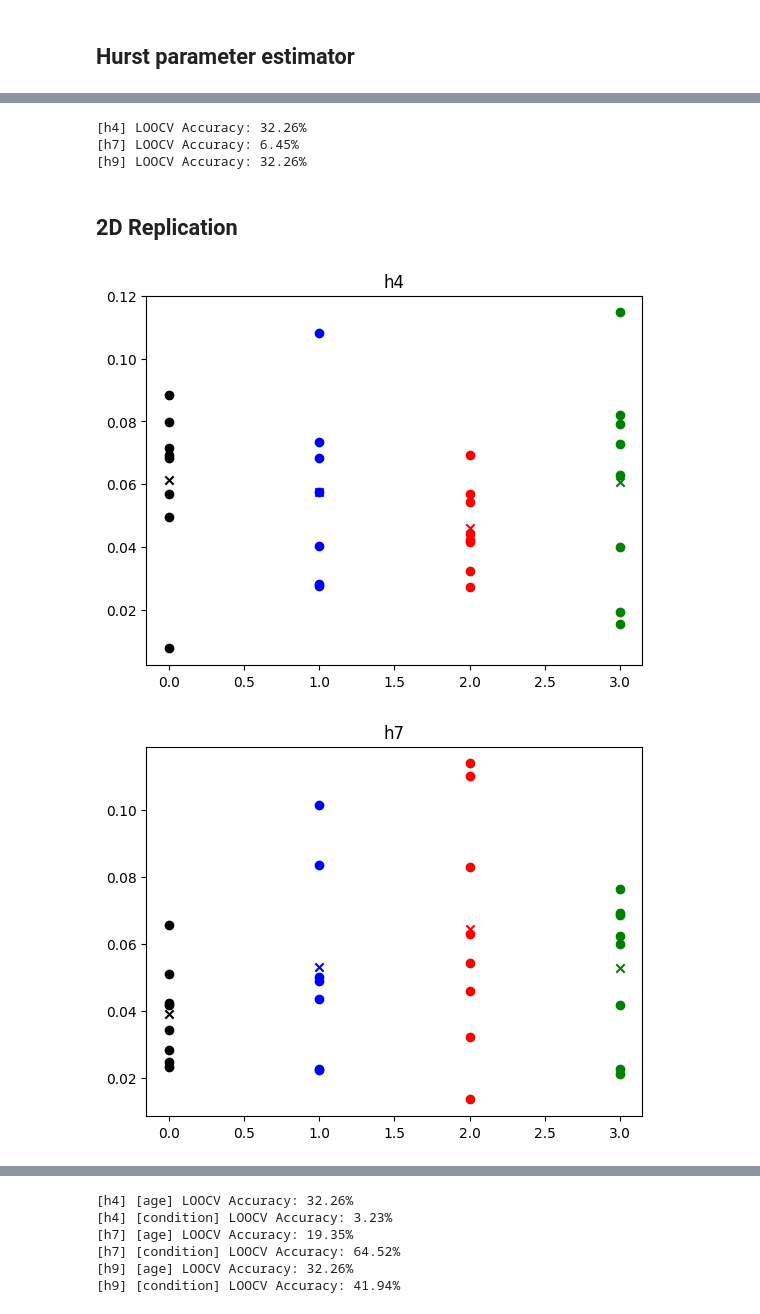
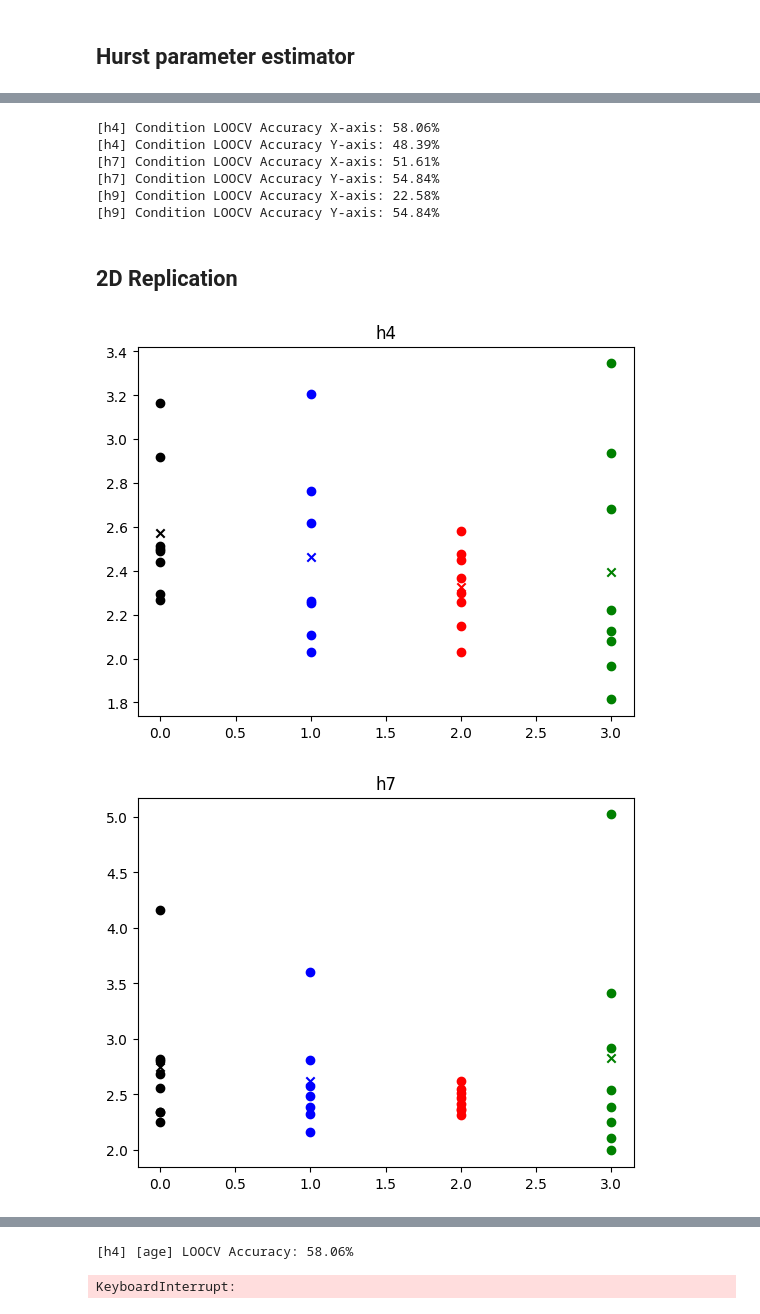
Before and after one commit to gustavo-cornejo/fbm_based_uERG_analysis, a Jupyter notebook: 2D_analyses/analyses.ipynb, the cells around one changed output, grey strips where cells are left out. Saved outputs shown, nothing was run; the diff lists cells and outputs as text; code cells hidden in the pictures.

```diff
--- a/2D_analyses/analyses.ipynb
+++ b/2D_analyses/analyses.ipynb
@@ -15,7 +15,7 @@ from scipy.stats import entropy
 from IPython.display import HTML
 from sklearn.metrics import confusion_matrix, classification_report, accuracy_score
 # %%
-H = 0.4                                              # 0.4 or 0.7 or 0.9
+H = 0.9                                              # 0.4 or 0.7 or 0.9
 type_stimuli = "original"                            # 'extended' or 'original'
 wbt = 'db2'                                          # 'db2' or 'haar'
 review_axis = [0]                                    # [0] or [0,1,2]
@@ -689,14 +669,21 @@ for name, (X_vals, Y_vals, labels) in datasets.items():
-# %%
-svm_results = {}
-for name, (X_vals, Y_vals, labels) in datasets.items():
-    df = pd.DataFrame({"H_x": Y_vals, "label": labels})
-    acc = experiment_based_classification(df, label_col="label")
-    svm_results[name] = acc
-    print(f"[{name}] LOOCV Accuracy: {acc:.2%}")
-# %% [output]
-[h4] LOOCV Accuracy: 32.26%
-[h7] LOOCV Accuracy: 6.45%
-[h9] LOOCV Accuracy: 32.26%
+# %%
+svm_results = {}
+for name, (X_vals, Y_vals, labels) in datasets.items():
+    df = pd.DataFrame({"H_x": X_vals, "label": pd.Series(labels).apply(condition)})
+    acc = experiment_based_classification(df, label_col="label")
+    svm_results[name] = acc
+    print(f"[{name}] Condition LOOCV Accuracy X-axis: {acc:.2%}")
+    df = pd.DataFrame({"H_y": Y_vals, "label": pd.Series(labels).apply(condition)})
+    acc = experiment_based_classification(df, label_col="label")
+    svm_results[name] = acc
+    print(f"[{name}] Condition LOOCV Accuracy Y-axis: {acc:.2%}")
+# %% [output]
+[h4] Condition LOOCV Accuracy X-axis: 58.06%
+[h4] Condition LOOCV Accuracy Y-axis: 48.39%
+[h7] Condition LOOCV Accuracy X-axis: 51.61%
+[h7] Condition LOOCV Accuracy Y-axis: 54.84%
+[h9] Condition LOOCV Accuracy X-axis: 22.58%
+[h9] Condition LOOCV Accuracy Y-axis: 54.84%
 # %% [markdown]
 ## 2D Replication
 # %%
@@ -777,11 +764,12 @@ def load_ball_displacements(filepath, n_frames=1006, spatial_scale=16/420):
     return np.column_stack([np.diff(ball_sampled[:, 0]), np.diff(ball_sampled[:, 1])])
 
 
-def corr_2d(a, b):
-    return (
-        np.corrcoef(a[:, 0], b[:, 0])[0, 1],
-        np.corrcoef(a[:, 1], b[:, 1])[0, 1],
-    )
+def corr_2d(X,Y):
+    x1 = np.abs(X[:,0])
+    x2 = np.abs(X[:,1])
+    y1 = np.abs(Y[:,0])
+    y2 = np.abs(Y[:,1])
+    return np.multiply(x1,y1),np.multiply(x2,y2)
 
 
 def compute_correlation_norms(com_displacements, ball_displacements):
@@ -834,32 +822,32 @@ def experiment_based_classification(df: pd.DataFrame, label_col: str) -> float:
     ]
 
     loo = LeaveOneOut()
     y_true, y_pred = [], []
 
     for train_idx, test_idx in loo.split(X):
         grid_search = GridSearchCV(pipeline, param_grid, cv=3, scoring="accuracy", n_jobs=-1)
         grid_search.fit(X[train_idx], y[train_idx])
         y_pred.append(grid_search.best_estimator_.predict(X[test_idx])[0])
         y_true.append(y[test_idx][0])
 
     return accuracy_score(y_true, y_pred)
 
 
 datasets = {}
 for name, (event_range, ball_file) in EVENT_RANGES.items():
     averaged           = load_and_average(event_range)
     com_disps          = compute_com_displacements(averaged)
     ball_displacements = load_ball_displacements(ball_file)
     corr_norms         = compute_correlation_norms(com_disps, ball_displacements)
     datasets[name]     = corr_norms
     plot_correlation_norms(corr_norms, title=name)
 
 for name, corr_norms in datasets.items():
     for split_name, label_map in [("age", AGE_MAP), ("condition", CONDITION_MAP)]:
         norms, labels = flatten_norms(corr_norms, label_map)
         df = pd.DataFrame({"corr_norm": norms, "label": labels})
         acc = experiment_based_classification(df, label_col="label")
         print(f"[{name}] [{split_name}] LOOCV Accuracy: {acc:.2%}")
 # %% [output]
-[figure, old version]
+[figure, new version]
-[figure, old version]
+[figure, new version]
@@ -867,6 +855,2 @@ for name, corr_norms in datasets.items():
-[h4] [age] LOOCV Accuracy: 32.26%
-[h4] [condition] LOOCV Accuracy: 3.23%
-[h7] [age] LOOCV Accuracy: 19.35%
-[h7] [condition] LOOCV Accuracy: 64.52%
-[h9] [age] LOOCV Accuracy: 32.26%
-[h9] [condition] LOOCV Accuracy: 41.94%
+[h4] [age] LOOCV Accuracy: 58.06%
+KeyboardInterrupt:
```
Also changed, not shown: parts of 10 cells of this notebook.
